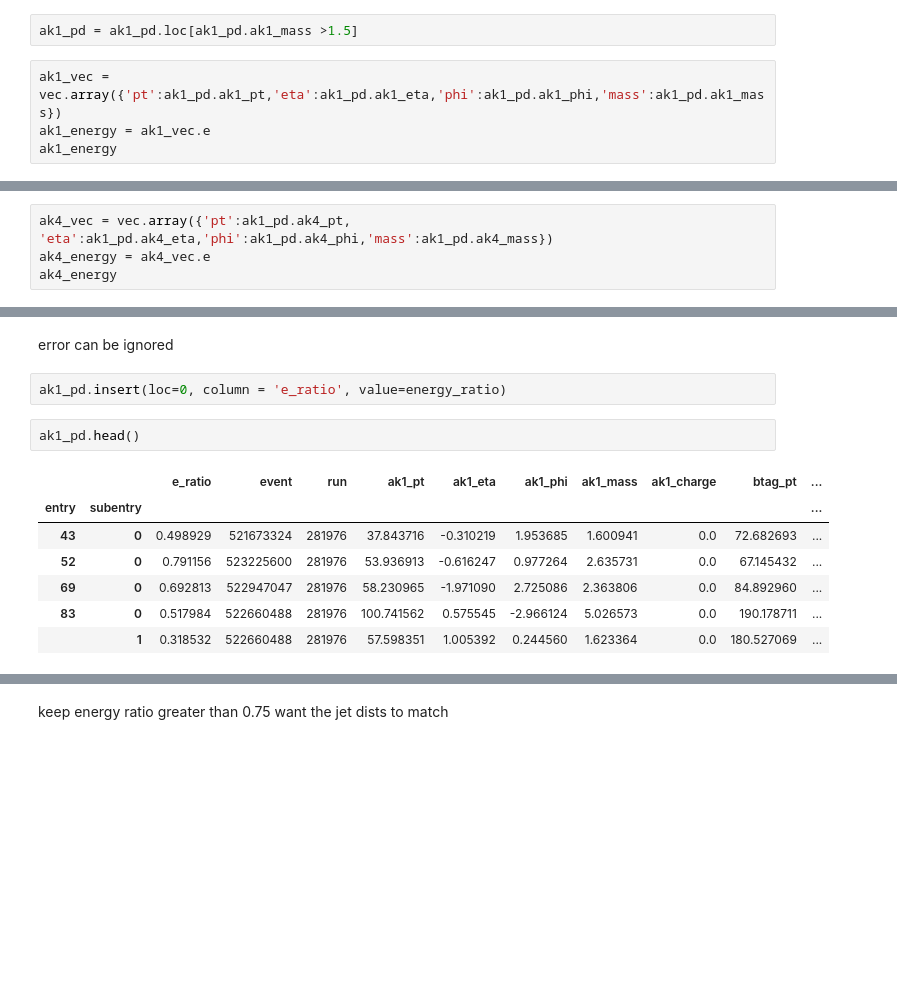
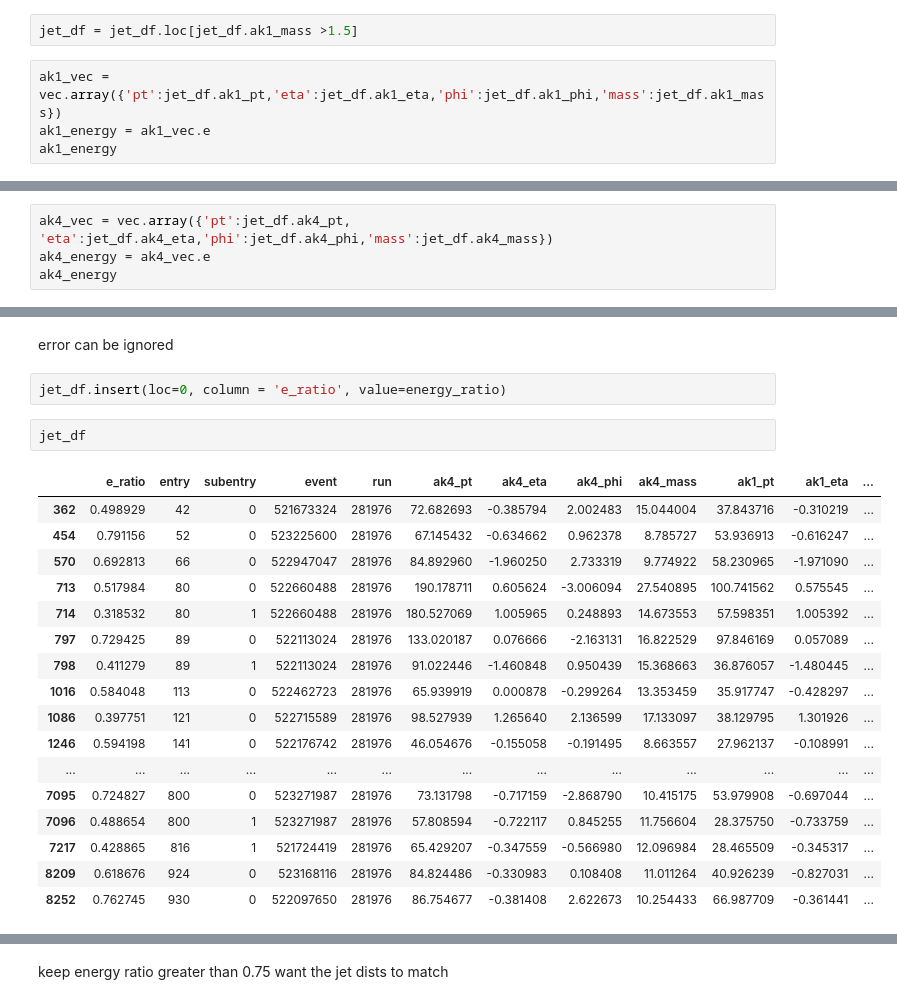
Before and after one commit to LiamMeurer/WSUJPsiIsoCharm, a Jupyter notebook: miniaod_test.ipynb, the cells around one changed output, grey strips where cells are left out. Cells and saved outputs as stored; diff of their text form; blank space fills up the shorter version.

```diff
--- a/miniaod_test.ipynb
+++ b/miniaod_test.ipynb
@@ -333,7 +229,7 @@ good_events
 # %%
-ak1_pd = ak1_pd.loc[ak1_pd.ak1_mass >1.5]
+jet_df = jet_df.loc[jet_df.ak1_mass >1.5]
 # %%
-ak1_vec = vec.array({'pt':ak1_pd.ak1_pt,'eta':ak1_pd.ak1_eta,'phi':ak1_pd.ak1_phi,'mass':ak1_pd.ak1_mass})
+ak1_vec = vec.array({'pt':jet_df.ak1_pt,'eta':jet_df.ak1_eta,'phi':jet_df.ak1_phi,'mass':jet_df.ak1_mass})
 ak1_energy = ak1_vec.e
 ak1_energy
 # %% [output]
@@ -342,5 +250,5 @@ array([ 39.71161606,  64.56052634, 213.07445488, ..., 710.19971755,
 # %%
-ak4_vec = vec.array({'pt':ak1_pd.ak4_pt, 'eta':ak1_pd.ak4_eta,'phi':ak1_pd.ak4_phi,'mass':ak1_pd.ak4_mass})
+ak4_vec = vec.array({'pt':jet_df.ak4_pt, 'eta':jet_df.ak4_eta,'phi':jet_df.ak4_phi,'mass':jet_df.ak4_mass})
 ak4_energy = ak4_vec.e
 ak4_energy
 # %% [output]
@@ -366,14 +284,24 @@ plt.hist(ak4_energy, bins = 20)
 # %% [markdown]
 error can be ignored
 # %%
-ak1_pd.insert(loc=0, column = 'e_ratio', value=energy_ratio)
+jet_df.insert(loc=0, column = 'e_ratio', value=energy_ratio)
 # %%
-ak1_pd.head()
+jet_df
 # %% [output]
-|  |  | e_ratio | event | run | ak1_pt | ak1_eta | ak1_phi | ak1_mass | ak1_charge | btag_pt | ... |
-| entry | subentry |  |  |  |  |  |  |  |  |  | ... |
-| 43 | 0 | 0.498929 | 521673324 | 281976 | 37.843716 | -0.310219 | 1.953685 | 1.600941 | 0.0 | 72.682693 | ... |
-| 52 | 0 | 0.791156 | 523225600 | 281976 | 53.936913 | -0.616247 | 0.977264 | 2.635731 | 0.0 | 67.145432 | ... |
-| 69 | 0 | 0.692813 | 522947047 | 281976 | 58.230965 | -1.971090 | 2.725086 | 2.363806 | 0.0 | 84.892960 | ... |
-| 83 | 0 | 0.517984 | 522660488 | 281976 | 100.741562 | 0.575545 | -2.966124 | 5.026573 | 0.0 | 190.178711 | ... |
-|  | 1 | 0.318532 | 522660488 | 281976 | 57.598351 | 1.005392 | 0.244560 | 1.623364 | 0.0 | 180.527069 | ... |
+|  | e_ratio | entry | subentry | event | run | ak4_pt | ak4_eta | ak4_phi | ak4_mass | ak1_pt | ak1_eta | ... |
+| 362 | 0.498929 | 42 | 0 | 521673324 | 281976 | 72.682693 | -0.385794 | 2.002483 | 15.044004 | 37.843716 | -0.310219 | ... |
+| 454 | 0.791156 | 52 | 0 | 523225600 | 281976 | 67.145432 | -0.634662 | 0.962378 | 8.785727 | 53.936913 | -0.616247 | ... |
+| 570 | 0.692813 | 66 | 0 | 522947047 | 281976 | 84.892960 | -1.960250 | 2.733319 | 9.774922 | 58.230965 | -1.971090 | ... |
+| 713 | 0.517984 | 80 | 0 | 522660488 | 281976 | 190.178711 | 0.605624 | -3.006094 | 27.540895 | 100.741562 | 0.575545 | ... |
+| 714 | 0.318532 | 80 | 1 | 522660488 | 281976 | 180.527069 | 1.005965 | 0.248893 | 14.673553 | 57.598351 | 1.005392 | ... |
+| 797 | 0.729425 | 89 | 0 | 522113024 | 281976 | 133.020187 | 0.076666 | -2.163131 | 16.822529 | 97.846169 | 0.057089 | ... |
+| 798 | 0.411279 | 89 | 1 | 522113024 | 281976 | 91.022446 | -1.460848 | 0.950439 | 15.368663 | 36.876057 | -1.480445 | ... |
+| 1016 | 0.584048 | 113 | 0 | 522462723 | 281976 | 65.939919 | 0.000878 | -0.299264 | 13.353459 | 35.917747 | -0.428297 | ... |
+| 1086 | 0.397751 | 121 | 0 | 522715589 | 281976 | 98.527939 | 1.265640 | 2.136599 | 17.133097 | 38.129795 | 1.301926 | ... |
+| 1246 | 0.594198 | 141 | 0 | 522176742 | 281976 | 46.054676 | -0.155058 | -0.191495 | 8.663557 | 27.962137 | -0.108991 | ... |
+| ... | ... | ... | ... | ... | ... | ... | ... | ... | ... | ... | ... | ... |
+| 7095 | 0.724827 | 800 | 0 | 523271987 | 281976 | 73.131798 | -0.717159 | -2.868790 | 10.415175 | 53.979908 | -0.697044 | ... |
+| 7096 | 0.488654 | 800 | 1 | 523271987 | 281976 | 57.808594 | -0.722117 | 0.845255 | 11.756604 | 28.375750 | -0.733759 | ... |
+| 7217 | 0.428865 | 816 | 1 | 521724419 | 281976 | 65.429207 | -0.347559 | -0.566980 | 12.096984 | 28.465509 | -0.345317 | ... |
+| 8209 | 0.618676 | 924 | 0 | 523168116 | 281976 | 84.824486 | -0.330983 | 0.108408 | 11.011264 | 40.926239 | -0.827031 | ... |
+| 8252 | 0.762745 | 930 | 0 | 522097650 | 281976 | 86.754677 | -0.381408 | 2.622673 | 10.254433 | 66.987709 | -0.361441 | ... |
```
Also changed, not shown: parts of 41 cells of this notebook.
